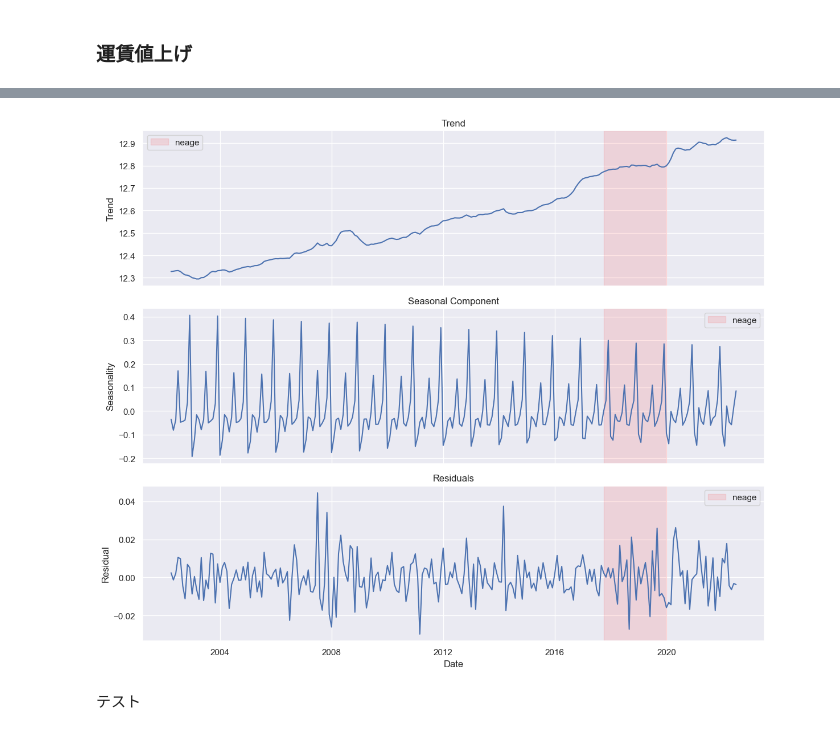
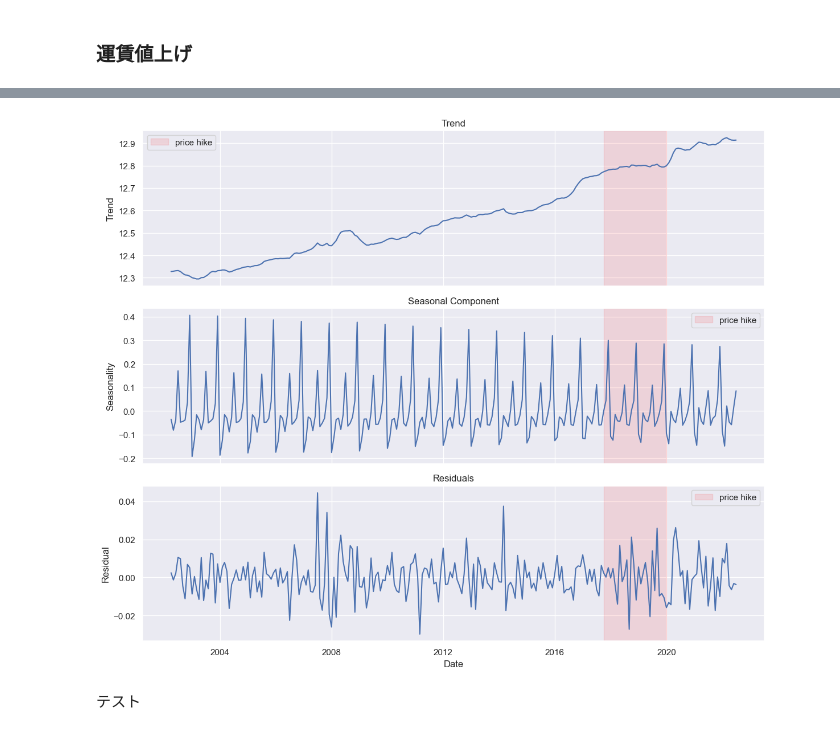
Before and after one commit to Fuga420/Transport_amount_project, a Jupyter notebook: notebooks/Transport_amount.ipynb, the cells around one changed output, grey strips where cells are left out. Drawn from its saved outputs; the diff is of its cells as text; code cells hidden in the pictures.

```diff
--- a/notebooks/Transport_amount.ipynb
+++ b/notebooks/Transport_amount.ipynb
@@ -1119,35 +1123,35 @@ residuals = df['y'].values - (trend_smoothed + seasonal_smoothed + beta * x)
 sns.set_style('darkgrid')
 
 fig, axes = plt.subplots(3, 1, figsize=(12, 10), sharex=True)
 
 highlight_start = pd.to_datetime('2017-10-01')
 highlight_end = pd.to_datetime('2019-12-31')
 
 # すべてのグラフに対して追加
 for ax in axes:
-    ax.axvspan(highlight_start, highlight_end, color='red', alpha=0.1, label='neage')
+    ax.axvspan(highlight_start, highlight_end, color='red', alpha=0.1, label='price hike')
     ax.legend()
 
 # トレンド
 sns.lineplot(x=df['label'], y=trend_smoothed, ax=axes[0])
 axes[0].set_title('Trend')
 axes[0].set_ylabel('Trend')
 
 # 季節成分
 sns.lineplot(x=df['label'], y=seasonal_smoothed, ax=axes[1])
 axes[1].set_title('Seasonal Component')
 axes[1].set_ylabel('Seasonality')
 
 # 残差
 sns.lineplot(x=df['label'], y=residuals, ax=axes[2])
 axes[2].set_title('Residuals')
 axes[2].set_ylabel('Residual')
 axes[2].set_xlabel('Date')
 
 plt.tight_layout()
 plt.show()
 # %% [output]
-[figure, old version]
+[figure, new version]
 # %% [markdown]
 テスト
 # %%
```
Also changed, not shown: parts of 6 cells of this notebook.
